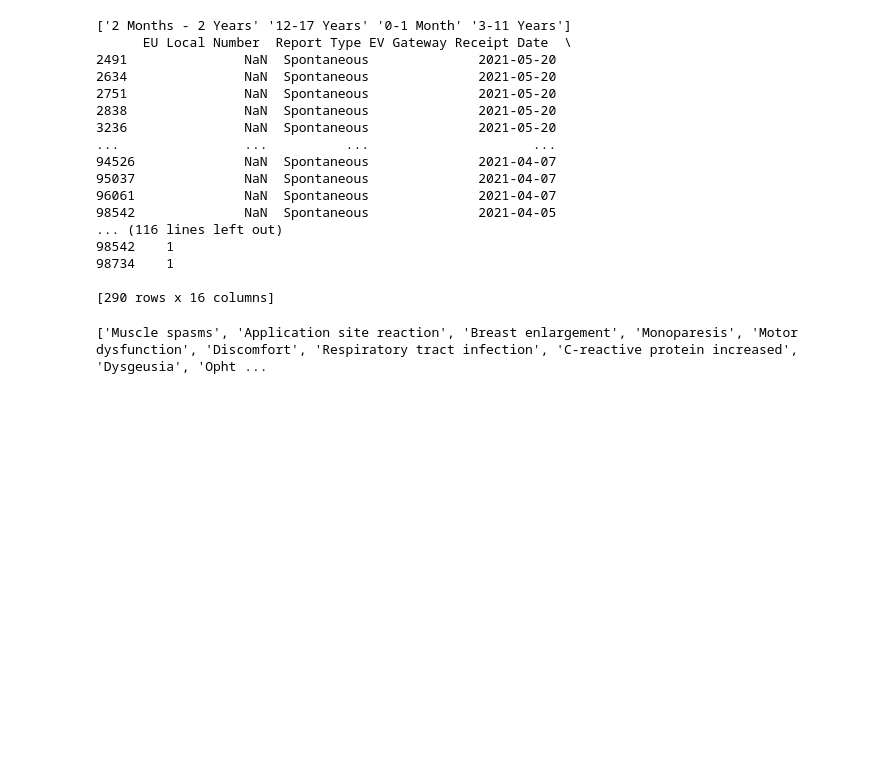
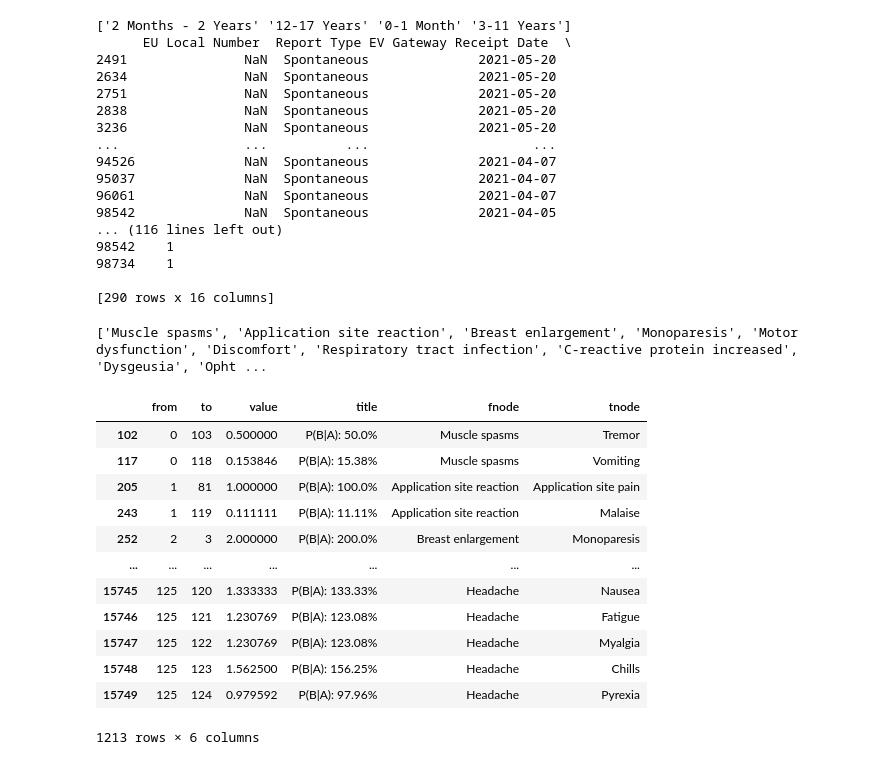
Before and after one commit to icemeister2k/icemeister2k.github.io, a Jupyter notebook: scripts/EMA_network.ipynb, the cells around one changed output. Drawn from its saved outputs; the diff is of its cells as text; code cells hidden in the pictures; blank space fills up the shorter version.

```diff
--- a/scripts/EMA_network.ipynb
+++ b/scripts/EMA_network.ipynb
@@ -206,3 +206,19 @@ j="["+json_file1+","+json_file2+"]"#
 
 with open('../networkdata/network_kids.json', 'w') as f:
      f.write(j)
+# %%
+ek
+# %% [output]
+|  | from | to | value | title | fnode | tnode |
+| 102 | 0 | 103 | 0.500000 | P(B|A): 50.0% | Muscle spasms | Tremor |
+| 117 | 0 | 118 | 0.153846 | P(B|A): 15.38% | Muscle spasms | Vomiting |
+| 205 | 1 | 81 | 1.000000 | P(B|A): 100.0% | Application site reaction | Application site pain |
+| 243 | 1 | 119 | 0.111111 | P(B|A): 11.11% | Application site reaction | Malaise |
+| 252 | 2 | 3 | 2.000000 | P(B|A): 200.0% | Breast enlargement | Monoparesis |
+| ... | ... | ... | ... | ... | ... | ... |
+| 15745 | 125 | 120 | 1.333333 | P(B|A): 133.33% | Headache | Nausea |
+| 15746 | 125 | 121 | 1.230769 | P(B|A): 123.08% | Headache | Fatigue |
+| 15747 | 125 | 122 | 1.230769 | P(B|A): 123.08% | Headache | Myalgia |
+| 15748 | 125 | 123 | 1.562500 | P(B|A): 156.25% | Headache | Chills |
+| 15749 | 125 | 124 | 0.979592 | P(B|A): 97.96% | Headache | Pyrexia |
+1213 rows × 6 columns
```
